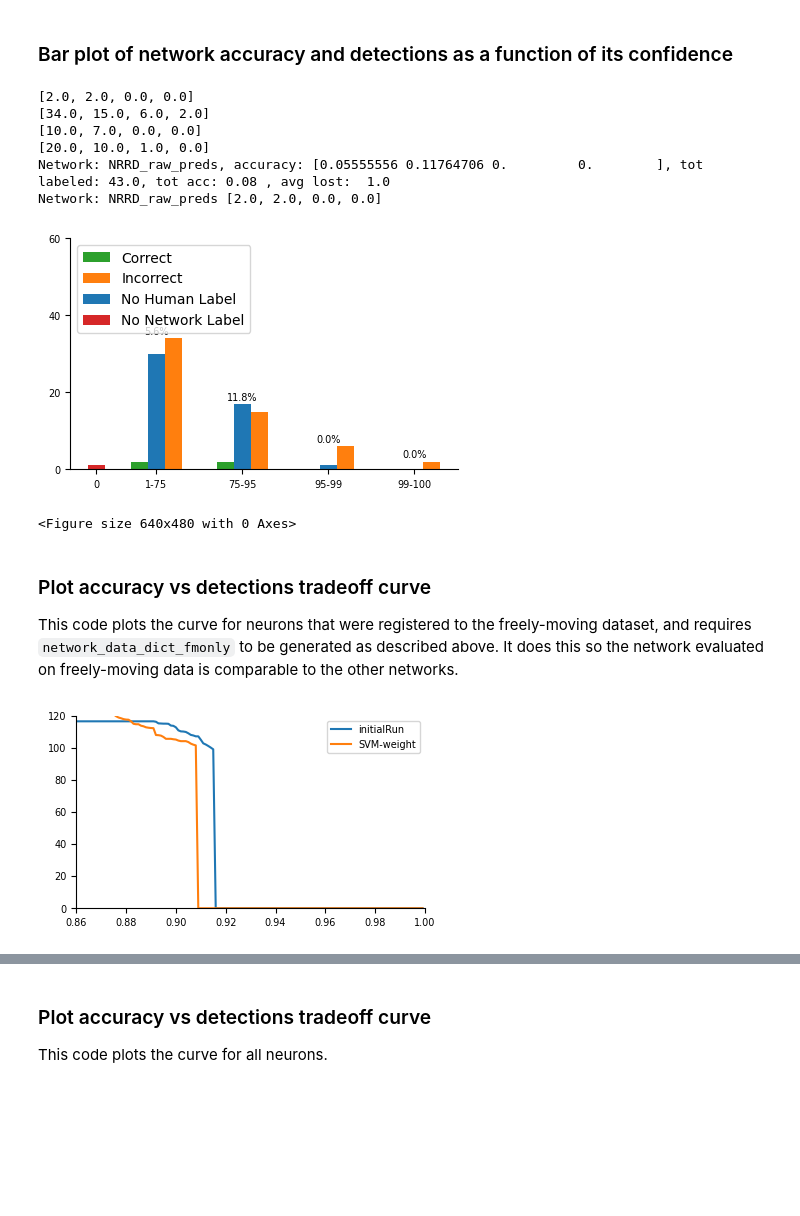
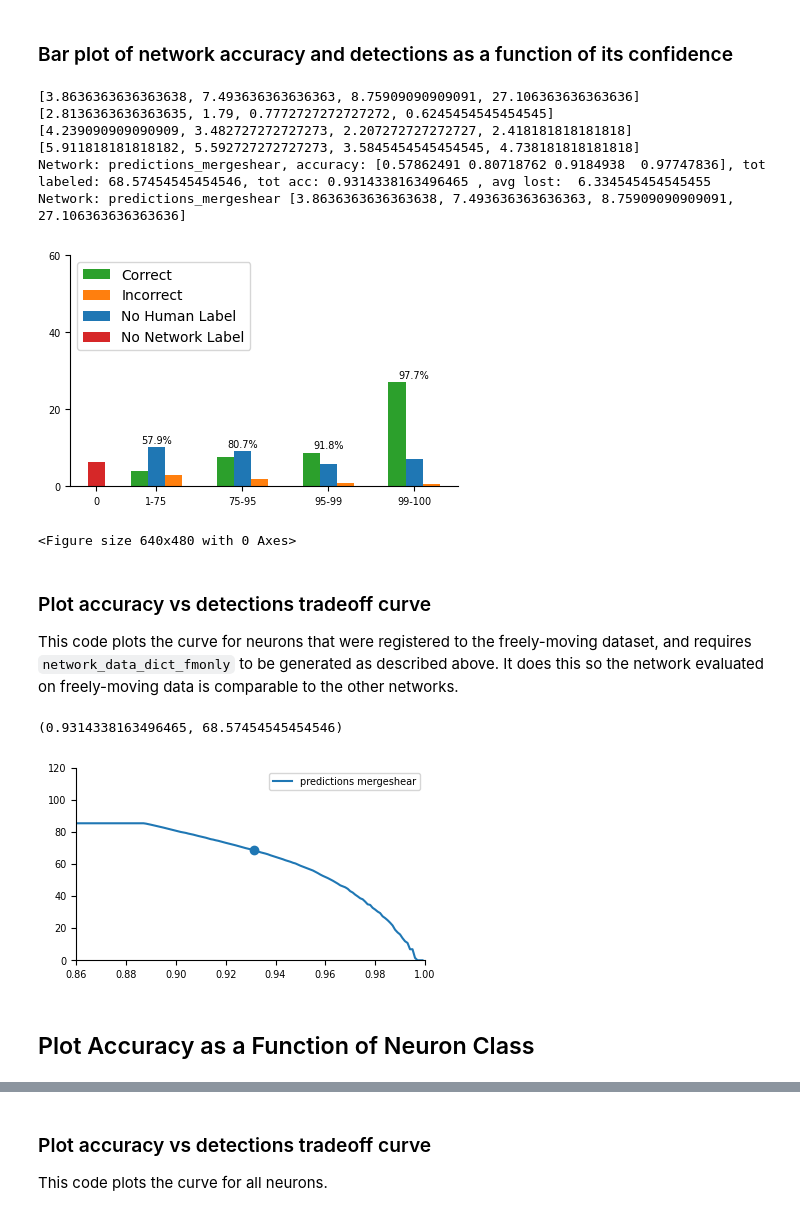
Before and after one commit to briangoodell/AutoCellLabel_Live, a Jupyter notebook: metrics/parse_ACLL_AutoCellLabeler_output.ipynb, the cells around one changed output, grey strips where cells are left out. Saved outputs shown, nothing was run; the diff lists cells and outputs as text; code cells hidden in the pictures; blank space fills up the shorter version.

```diff
--- a/metrics/parse_ACLL_AutoCellLabeler_output.ipynb
+++ b/metrics/parse_ACLL_AutoCellLabeler_output.ipynb
@@ -490,7 +492,8 @@ networks = [
             # "initialRun"
             # "inital_1dataset"
             # "initialRun"
-            "NRRD_raw_preds"
+            # "NRRD_raw_preds", "NRRD_raw_preds-CrEnRe", "NRRD_raw_preds-CrEnRe_noshear"
+            "predictions_mergeshear"
             ]
 # %%
 contaminated_neurons = {}
@@ -515,7 +518,8 @@ for network in networks:
     for timepoint_test in tqdm(timepoints_test, desc="Datasets", leave=False):
         dataset, t = os.path.splitext(timepoint_test)[0].split("_")
         # prediction_file = os.path.join(network_path, timepoint_test + "_predictions.h5")
-        prediction_file = os.path.join(network_path, f"preds_{t}.h5")
+        prediction_file = os.path.join(network_path, timepoint_test + ".h5")
+        # prediction_file = os.path.join(network_path, f"preds_{t}.h5")
         prob_dicts[network][timepoint_test], contaminated_neurons[network][timepoint_test] = create_probability_dictGPU(os.path.join(path_roi_crop, timepoint_test + ".h5"), prediction_file, contamination_threshold=contamination_threshold)
         prob_dict_gts[network][timepoint_test] = create_probability_dict_from_csv(os.path.join(path_human_labels, dataset + " Neuron ID.csv"), extracted_neuron_ids, prob_dicts[network][timepoint_test].keys())
 # %%
@@ -799,0 +734,4 @@ print(f"{len([x for x, y in detected_neurons.items() if y == 1])} of those were
+# %%
+output_dicts = output_dicts_save
+prob_dicts = prob_dicts_save
+collapse = False
@@ -910,8 +816,10 @@ print(unknownsDict)
 #     print(len(output_dicts[network][timepoint]))
 # print(len(collapsed_output_dicts[network]["2022-07-27-38"]))
 # %%
-datasets_use = datasets_test
-# datasets_use = timepoints_test
+if collapse:
+    datasets_use = datasets_test
+else:
+    datasets_use = timepoints_test
 # datasets_use = ["2022-07-27-38"]
 
 use_fm_only = False
@@ -952,11 +860,14 @@ for (human_label_thresh, human_max_label_thresh) in [(1,1), (2,2), (3,3), (4,4),
 
             n_animals = len(datasets_use)
 
-            for timepoint in timepoints_test:
-            # for timepoint in datasets_use:
-                dataset, t = timepoint.split("_")
+            # for timepoint in timepoints_test:
+            for timepoint in datasets_use:
+                if not collapse:
+                    dataset, t = timepoint.split("_")
+                else:
+                    dataset = timepoint
             # for dataset in datasets_use:
-                timepoint = dataset
+                # timepoint = dataset
                 network_data_dict[conf][network]["count_labeled"].append(0)
                 network_data_dict[conf][network]["count_correct"].append(0)
                 network_data_dict[conf][network]["count_incorrect"].append(0)
@@ -1290,16 +1220,6 @@ for network in networks:#["paper_all", "paper_all_red", "paper_BFP", "paper_OFP"
     network_delta_nohumanlabel = []
     network_delta_humanlowconf = []
 
-
-    if network == "paper_noisy_all_red":
-        datasets_use = datasets_test_noisy
-    else:
-        datasets_use = timepoints_test
-        # datasets_use = test_groups_filtered
-        # datasets_use = datasets_test
-        # datasets_use = ['2022-07-27-38']
-        # datasets_use = ["2022-07-27-38_116", "2022-07-27-38_149", "2022-07-27-38_166"]
-        # datasets_use = ["2022-07-27-38_47","2022-07-27-38_116","2022-07-27-38_149","2022-07-27-38_166","2022-07-27-38_228","2022-07-27-38_377","2022-07-27-38_493","2022-07-27-38_616","2022-07-27-38_720","2022-07-27-38_790"]
 
     n_animals = len(datasets_use)
 
@@ -1349,40 +1269,40 @@ for network in networks:#["paper_all", "paper_all_red", "paper_BFP", "paper_OFP"
     # Add text annotations
     for i in range(0, len(x)):
         try:
             acc = network_delta_correct[i] / (network_delta_correct[i] + network_delta_incorrect[i])
         except ZeroDivisionError:
             acc = 0
 
         ax.text(x[i] + width, max(network_delta_correct[i], network_delta_incorrect[i], network_delta_no_label_low_conf[i]) + 0.5, f'{100*acc:.1f}%', ha='center', va='bottom', fontdict=font)
 
 
     # Labeling and legending
     # ax.set_xlabel('Network Confidence (%)')
     # ax.set_ylabel('# labels per animal')
     ax.set_xticks([0.5] + [p + width for p in x])  # Adjusted to align "Human only" correctly
     ax.set_xticklabels(["0"] + [f"{conf_range_cutoffs[i]}-{conf_range_cutoffs[i+1]}" for i in range(len(network_delta_correct))], **font)
     # ax.legend(prop={'family': 'DejaVu Sans', 'size': 8})
     if network == "paper_SWF415_all_red":
         ax.set_ylim(0,10)
     else: #
         ax.set_ylim(0, 60)
         plt.yticks([0,20,40,60], **font)
     # plt.title(network[6:] + " freely-moving only")
     plt.savefig("ACCURACYPLOT.png")
     plt.show()
 plt.clf()
     # if network == "paper_all":
         # plt.savefig(f"/data3/brian/figures/figure_4/{network}_label_cat.pdf", bbox_inches='tight')
 
     # plt.savefig(f"/data3/prj_register/figures/figure_5/{network}_label_cat.pdf", bbox_inches='tight')
 # %% [output]
-[2.0, 2.0, 0.0, 0.0]
-[34.0, 15.0, 6.0, 2.0]
-[10.0, 7.0, 0.0, 0.0]
-[20.0, 10.0, 1.0, 0.0]
-Network: NRRD_raw_preds, accuracy: [0.05555556 0.11764706 0.         0.        ], tot labeled: 43.0, tot acc: 0.08 , avg lost:  1.0
-Network: NRRD_raw_preds [2.0, 2.0, 0.0, 0.0]
+[3.8636363636363638, 7.493636363636363, 8.75909090909091, 27.106363636363636]
+[2.8136363636363635, 1.79, 0.7772727272727272, 0.6245454545454545]
+[4.239090909090909, 3.482727272727273, 2.207272727272727, 2.418181818181818]
+[5.911818181818182, 5.592727272727273, 3.5845454545454545, 4.738181818181818]
+Network: predictions_mergeshear, accuracy: [0.57862491 0.80718762 0.9184938  0.97747836], tot labeled: 68.57454545454546, tot acc: 0.9314338163496465 , avg lost:  6.334545454545455
+Network: predictions_mergeshear [3.8636363636363638, 7.493636363636363, 8.75909090909091, 27.106363636363636]
-[figure, old version]
+[figure, new version]
 <Figure size 640x480 with 0 Axes>
 # %% [markdown]
 ### Plot accuracy vs detections tradeoff curve
@@ -1390,7 +1310,10 @@ Network: NRRD_raw_preds [2.0, 2.0, 0.0, 0.0]
 This code plots the curve for neurons that were registered to the freely-moving dataset, and requires `network_data_dict_fmonly` to be generated as described above. It does this so the network evaluated on freely-moving data is comparable to the other networks.
 # %%
 network_data_dict_fmonly = network_data_dict
-conf_range_cutoffs_detailed = np.arange(0, 100, 0.1)
+if collapse:
+    conf_range_cutoffs_detailed = np.append(np.arange(0, 99, 0.1), np.arange(99, 100, 0.001))
+else:
+    conf_range_cutoffs_detailed = np.append(np.arange(0, 99, 0.1), np.arange(99, 100, 0.01))
 accuracy_level = np.arange(80, 100, 0.1)
 
 acc_n = {}
@@ -1405,18 +1328,12 @@ ax.spines['right'].set_visible(False)
 for network in networks: #["paper_all", "paper_OFP", "paper_BFP", "paper_mNeptune", "paper_all_red", "paper_noisy_all_red","paper_noisy_all_red_fm"]:
     network_cumulative_accuracy_level = []
 
-    if network == "paper_noisy_all_red":
-        datasets_use = datasets_test_noisy
-    else:
-        # datasets_use = timepoints_test
-        datasets_use = datasets_test
-        # datasets_use = ['2022-07-27-38']
 
 
     n_animals = len(datasets_use)
 
     acc_n[network] = np.zeros(len(accuracy_level))
-    conf_thresh_point = None
+    conf_thresh_point = 0.75
 
     for i in range(len(conf_range_cutoffs_detailed)):
         min_conf = conf_range_cutoffs_detailed[i]
@@ -1442,9 +1359,9 @@ for network in networks: #["paper_all", "paper_OFP", "paper_BFP", "paper_mNeptun
         replace("fm", "freely-moving").replace("mNeptune", "mNeptune + tagRFP").replace("OFP", "OFP + tagRFP").replace("BFP", "BFP + tagRFP").replace("all", "full").\
         replace("noisy tagRFP-only freely-moving", "tagRFP-only (on freely-moving)").replace("noisy tagRFP-only", "tagRFP-only (on low SNR)")
         )
-    # if conf_thresh_point:
-    #     print(conf_thresh_point)
-    #     plt.plot(conf_thresh_point[0], conf_thresh_point[1], 'o', color=plt.gca().lines[-1].get_color())
+    if conf_thresh_point:
+        print(conf_thresh_point)
+        plt.plot(conf_thresh_point[0], conf_thresh_point[1], 'o', color=plt.gca().lines[-1].get_color())
 
 # Add a neutral color legend entry for the dots
 # plt.plot([], [], 'o', color='grey', label='75% confidence threshold')
@@ -1461,4 +1378,7 @@ plt.xticks(**font)
 plt.savefig("TRADEOFFPLOT.png")
 # plt.savefig("/data3/prj_register/figures/figure_5/label_acc.pdf", bbox_inches='tight')
 # %% [output]
+(0.9314338163496465, 68.57454545454546)
-[figure, old version]
+[figure, new version]
+# %% [markdown]
+## Plot Accuracy as a Function of Neuron Class
```
Also changed, not shown: parts of 22 cells of this notebook, 10 other files.
